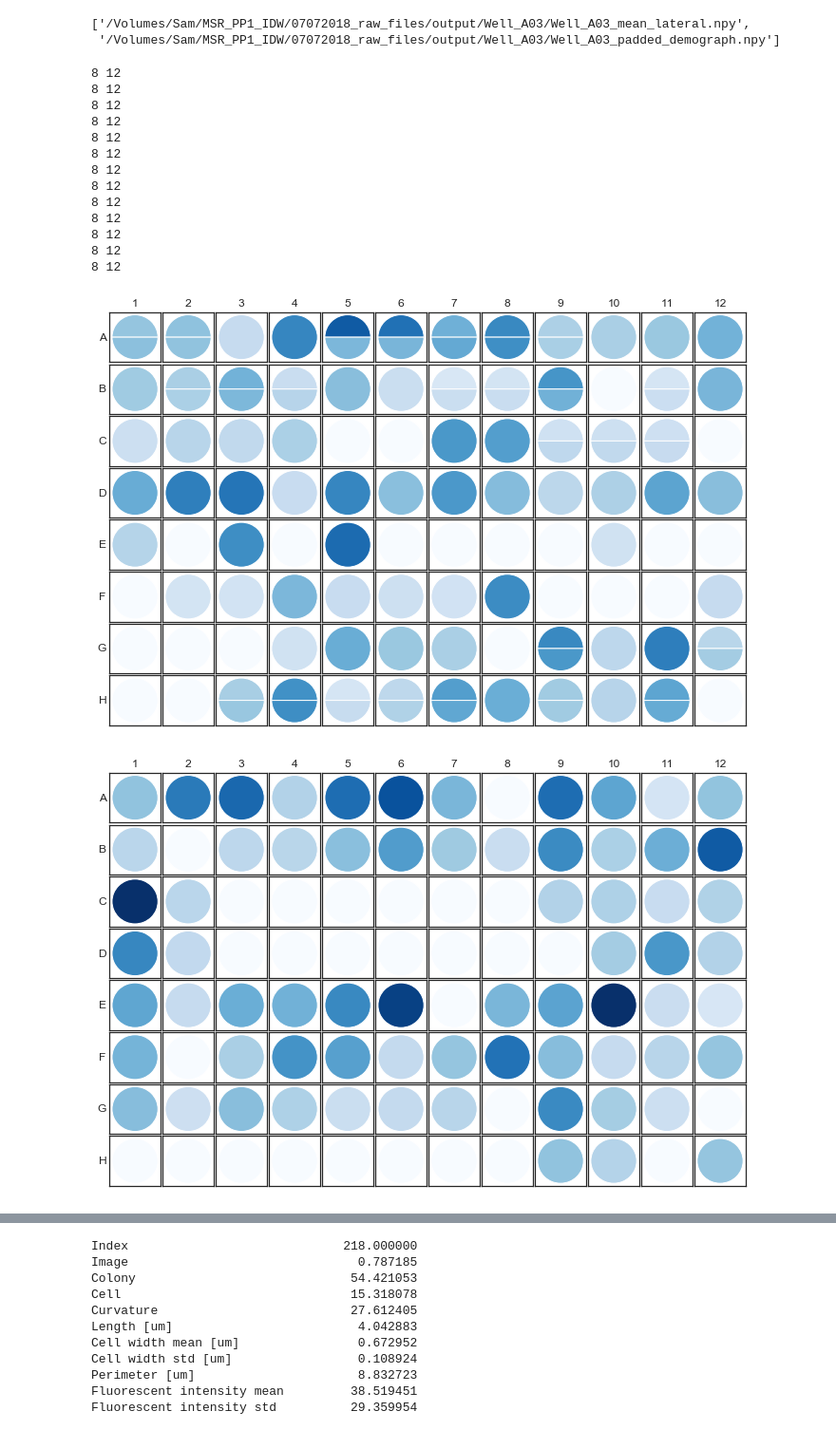
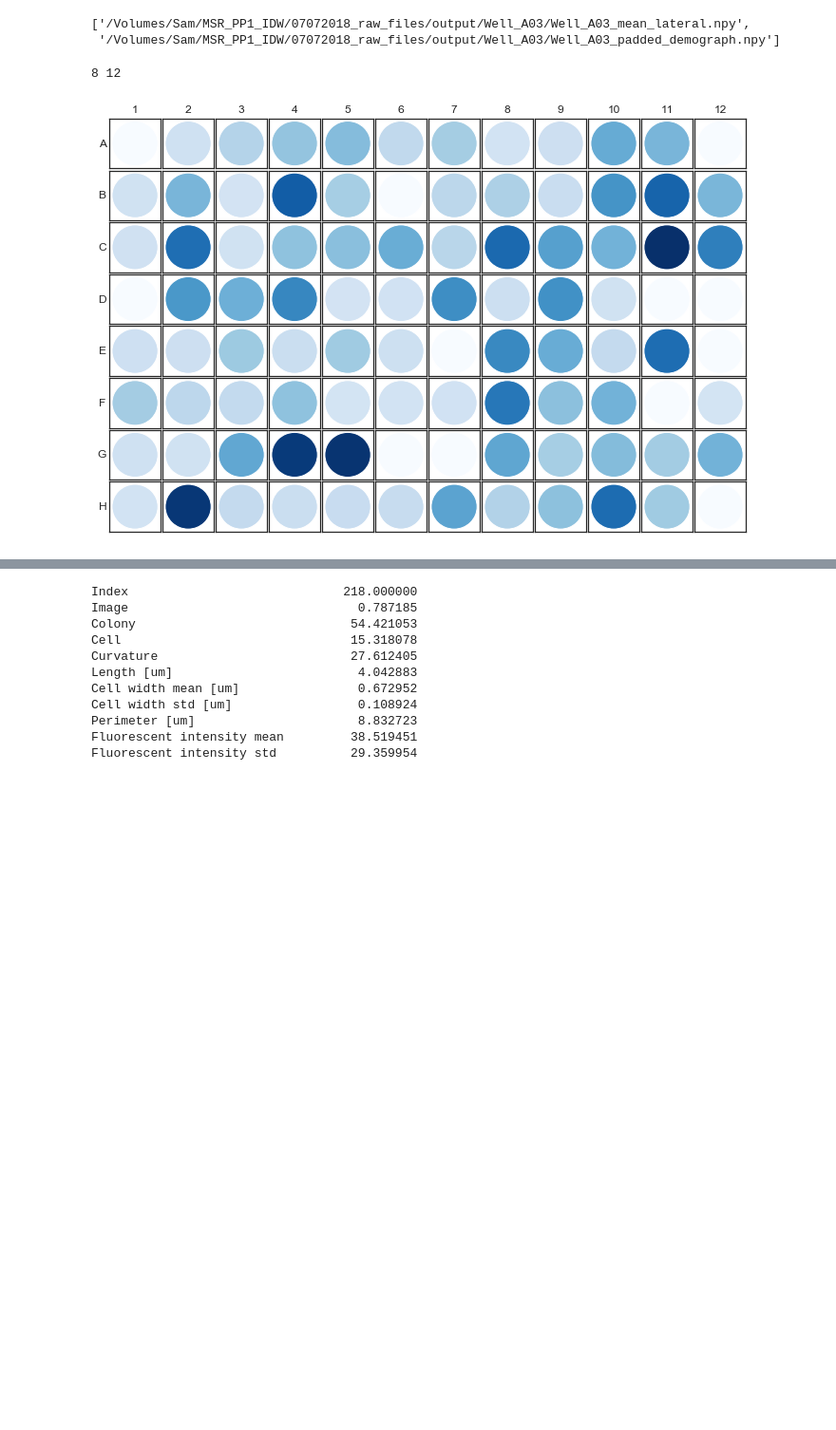
Before and after one commit to jzrolling/IMyG_2, a Jupyter notebook: Notebooks/plot.ipynb, the cells around one changed output, grey strips where cells are left out. Shown: that part at 95% size. Cells and saved outputs as stored; diff of their text form; code cells hidden in the pictures; blank space fills up the shorter version.

```diff
--- a/Notebooks/plot.ipynb
+++ b/Notebooks/plot.ipynb
@@ -306,7 +374,7 @@ for plate in plates:
             batch = babyfolder.split("/")[-2][:-10]
             if len(wells)>0:
                 for well in wells:
-                    df = pd.read_excel(glob.glob(well+"*summary.xls")[0])
+                    df = pd.read_excel(glob.glob(well+"*summary_normalized.xls")[0])
                     count = len(df)
                     sample_id = "{}_{}_{}".format(plate_name,batch,well.split("/")[-2])
                     val_mean = df.describe().iloc[1]
@@ -318,7 +386,7 @@ for plate in plates:
         batch = subfolder.split("/")[-2][:-10]
         if len(wells)>0:
             for well in wells:
-                df = pd.read_excel(glob.glob(well+"*summary.xls")[0])
+                df = pd.read_excel(glob.glob(well+"*summary_normalized.xls")[0])
                 count = len(df)
                 sample_id = "{}_{}_{}".format(plate_name,batch,well.split("/")[-2])
                 val_mean = df.describe().iloc[1]
@@ -336,5 +405,5 @@ final_glob.to_excel("/Users/jz-rolling/Desktop/summary/global_data.xls")
 # %%
-final_glob = pd.read_excel("/Users/jz-rolling/Desktop/summary/global_data.xls")
+final_glob = pd.read_excel("/Users/jz-rolling/Desktop/summary/global_data_MIDX_normalized.xls")
 total_cells = final_glob["Count"].sum()
 metrics = final_glob.columns[4:-2]
 count_list = final_glob["Count"]
@@ -371,5 +440,5 @@ global_mean_dict
 # %%
-filtered_data = final_glob[(final_glob["Count"]>50) & (final_glob["SNR"]>3)]
+filtered_data = final_glob[(final_glob["Count"]>100) & (final_glob["SNR"]>3)]
 # %%
 sns.set(font_scale = 1.4,style ="white")
 plot1 = sns.JointGrid(x='Centrifugality',y="Membrane index",data=filtered_data)
@@ -654,7 +720,7 @@ def plate_SNR(plate):
                     if not well_id in plate_dict:
                         raise ValueError("Illegal input!")
                     else:
-                        df = pd.read_excel(glob.glob(well+"*summary.xls")[0])
+                        df = pd.read_excel(glob.glob(well+"*summary_normalized.xls")[0])
                         SNR = normalize_SNR(df["SNR"].mean())
                         plate_dict[well_id].append(SNR)
     else:
@@ -666,7 +732,7 @@ def plate_SNR(plate):
                 if not well_id in plate_dict:
                     raise ValueError("Illegal input!")
                 else:
-                    df = pd.read_excel(glob.glob(well+"*summary.xls")[0])
+                    df = pd.read_excel(glob.glob(well+"*summary_normalized.xls")[0])
                     SNR = normalize_SNR(df["SNR"].mean())
                     plate_dict[well_id].append(SNR)
     fig,axes = initiate_plate(8,12)
@@ -676,22 +742,9 @@ def plate_SNR(plate):
         draw_well(axes,key,vals)
     return plate_dict,fig
 # %%
-for plate in glob.glob("/Volumes/Sam/MSR*_IDW/"):
+for plate in glob.glob("/Volumes/Sam/MSR12_IDW/"):
     a,b = plate_SNR(plate)
     b.savefig("/Volumes/Sam/summary/{}_plate_SNR.png".format(plate.split("/")[-2][:-4]),bbox_inches='tight')
 # %% [output]
 8 12
-8 12
-8 12
-8 12
-8 12
-8 12
-8 12
-8 12
-8 12
-8 12
-8 12
-8 12
-8 12
-[figure, old version]
+[figure, new version]
-[figure, removed]
```
Also changed, not shown: parts of 15 cells of this notebook, 11 other files.
